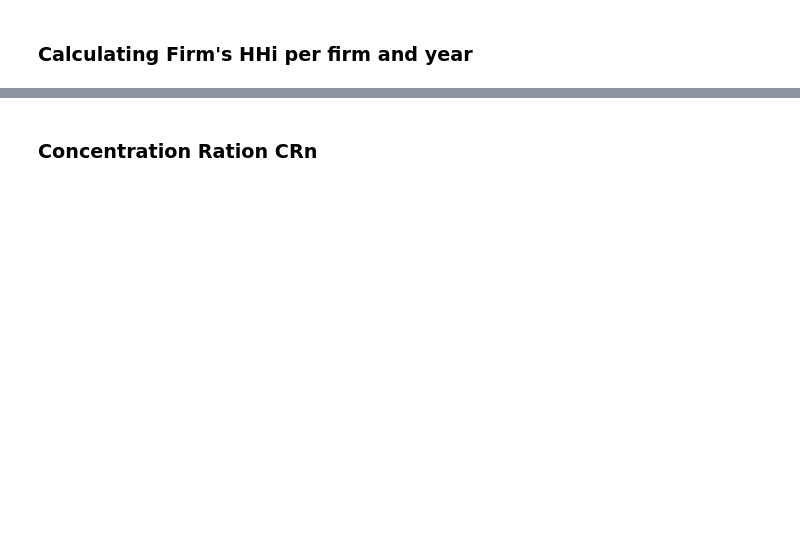
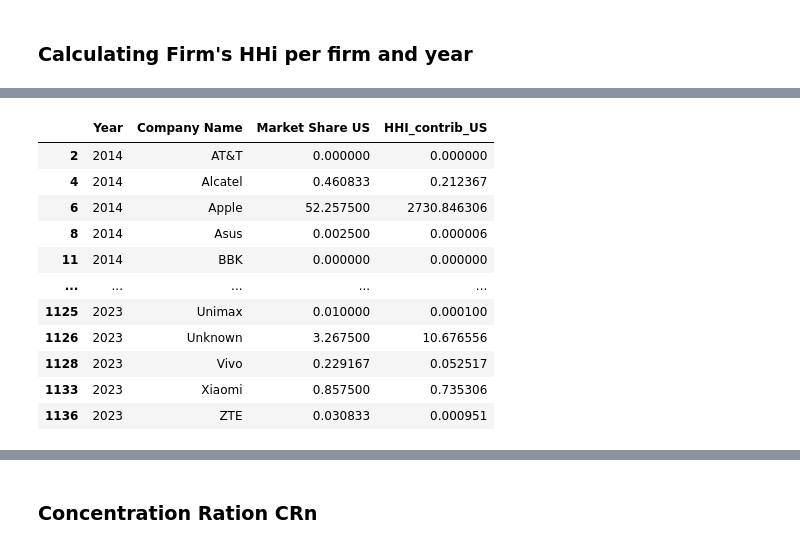
Before and after one commit to k-dot2/Master-s-thesis, a Jupyter notebook: Test6_Market_structure (1).ipynb, the cells around one changed output, grey strips where cells are left out. Cells and saved outputs as stored; diff of their text form; code cells hidden in the pictures; blank space fills up the shorter version.

```diff
--- a/Test6_Market_structure (1).ipynb
+++ b/Test6_Market_structure (1).ipynb
@@ -190,31 +206,61 @@ firm_hhi.head( ) # Check the columns
 # %%
-def get_region_hhi_table(region_code):
-    """
-    Returns a DataFrame of Year × Company with HHI contribution and market‐power class
-    for the given region code (e.g. 'US', 'CN', 'IN', etc.).
-    """
-    # Filter to the chosen region
-    df_region = firm_hhi[firm_hhi['Region'] == region_code].copy()
+import pandas as pd
 
-    # Select and sort
-    df_region = df_region[
-        ['Year', 'Company Name', 'HHI Contribution', 'Market Power Class']
-    ].sort_values(['Year', 'HHI Contribution'], ascending=[True, False])
+# 1️⃣ Identify region columns dynamically
+region_columns = [col for col in market_share_all.columns if col.startswith('Market Share')]
 
-    return df_region
+# 2️⃣ Initialize dict to store HHI contributions per region
+hhi_firm_by_region = {}
 
-# — Example usage —
-us_hhi = get_region_hhi_table('US')
-china_hhi = get_region_hhi_table('China')
-europe_hhi = get_region_hhi_table('Europe')
-north_america_hhi = get_region_hhi_table('North America')
-africa_hhi = get_region_hhi_table('Africa')
-asia_hhi = get_region_hhi_table('Asia')
-oceania_hhi = get_region_hhi_table('Oceania')
-antarctica_hhi = get_region_hhi_table('Antarctica')
-india_hhi = get_region_hhi_table('India')
-south_america_hhi = get_region_hhi_table('South America')
-print(china_hhi.head(20))
+for region_col in region_columns:
+    region = region_col.split()[-1]  # Extract e.g. "US", "CN"
 
-firm_hhi.to_csv('firm_hhi.csv', index=False)
+    # Drop missing or invalid data
+    df_region = market_share_all.dropna(subset=['Year', 'Company Name', region_col]).copy()
+    df_region = df_region[df_region[region_col] >= 0]
+
+    # Compute each firm's squared market share
+    df_region[f'HHI_contrib_{region}'] = df_region[region_col] ** 2
+
+    # Keep only relevant columns
+    df_region = df_region[['Year', 'Company Name', region_col, f'HHI_contrib_{region}']]
+
+    # Optionally scale (if shares are proportions)
+    if df_region[region_col].max() <= 1:
+        df_region[region_col] *= 100  # convert to percentage
+        df_region[f'HHI_contrib_{region}'] *= 10_000
+
+    hhi_firm_by_region[region] = df_region
+
+# 3️⃣ Example: view one region’s per-firm-per-year HHI contributions
+display(hhi_firm_by_region['US'])
+
+
+# 4️⃣ Optional: total HHI per year check (should match your aggregated HHI)
+hhi_check = (
+    hhi_firm_by_region['US']
+    .groupby('Year')[f'HHI_contrib_US']
+    .sum()
+    .reset_index(name='HHI_US_check')
+)
+display(hhi_check)
+top5_per_year = (
+    hhi_firm_by_region['US']
+    .sort_values(['Year', 'Company Name', 'HHI_contrib_US'], ascending=[True, False, True])
+    .groupby('Company Name')
+    .head(5)
+    .reset_index(drop=True)
+)
 # %% [output]
+|  | Year | Company Name | Market Share US | HHI_contrib_US |
+| 2 | 2014 | AT&T | 0.000000 | 0.000000 |
+| 4 | 2014 | Alcatel | 0.460833 | 0.212367 |
+| 6 | 2014 | Apple | 52.257500 | 2730.846306 |
+| 8 | 2014 | Asus | 0.002500 | 0.000006 |
+| 11 | 2014 | BBK | 0.000000 | 0.000000 |
+| ... | ... | ... | ... | ... |
+| 1125 | 2023 | Unimax | 0.010000 | 0.000100 |
+| 1126 | 2023 | Unknown | 3.267500 | 10.676556 |
+| 1128 | 2023 | Vivo | 0.229167 | 0.052517 |
+| 1133 | 2023 | Xiaomi | 0.857500 | 0.735306 |
+| 1136 | 2023 | ZTE | 0.030833 | 0.000951 |
```
Also changed, not shown: parts of 10 cells of this notebook, 3 other files.
